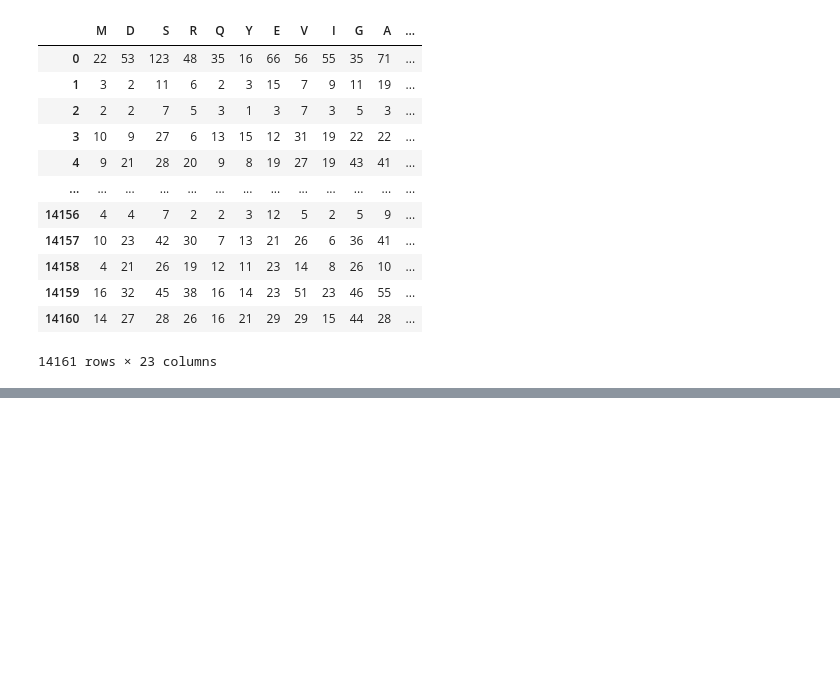
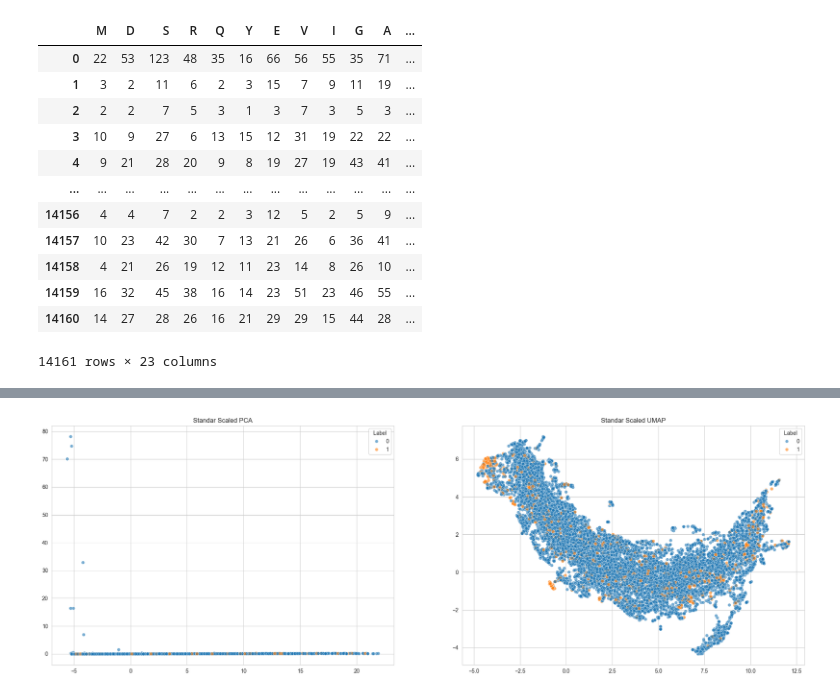
Before and after one commit to konstantinosmpouros/Bioinforming_the_youth_Hackathon, a Jupyter notebook: Molecular analysis - EDA.ipynb, the cells around one changed output, grey strips where cells are left out. Cells and saved outputs as stored; diff of their text form; code cells hidden in the pictures; blank space fills up the shorter version.

```diff
--- a/Molecular analysis - EDA.ipynb
+++ b/Molecular analysis - EDA.ipynb
@@ -131,0 +206,16 @@ plt.show()
+# %%
+fig, axes = plt.subplots(1, 2, figsize=(25, 8))
+
+sns.scatterplot(data=pd.DataFrame(std_aminos_pca), x=0, y=1, hue=molecules['Label'], ax=axes[0], alpha=.6)
+axes[0].set_title('Standar Scaled PCA')
+axes[0].set_xlabel(None)
+axes[0].set_ylabel(None)
+
+sns.scatterplot(data=pd.DataFrame(std_aminos_umap), x=0, y=1, hue=molecules['Label'], ax=axes[1], alpha=.6)
+axes[1].set_title('Standar Scaled UMAP')
+axes[1].set_xlabel(None)
+axes[1].set_ylabel(None)
+
+plt.show()
+# %% [output]
+[figure, added]
```
Also changed, not shown: parts of 13 cells of this notebook, 6 other files.
